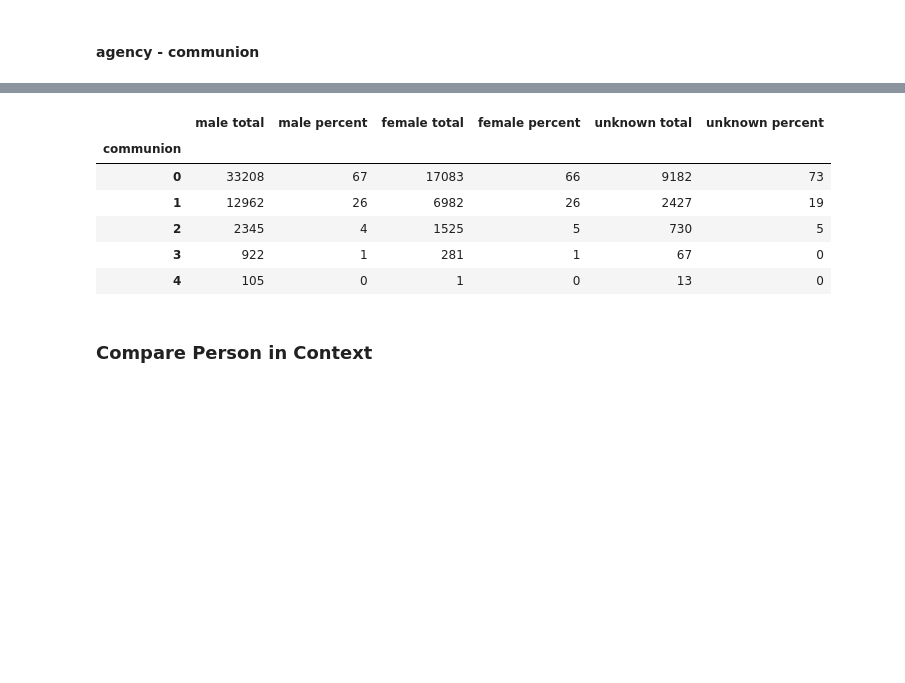
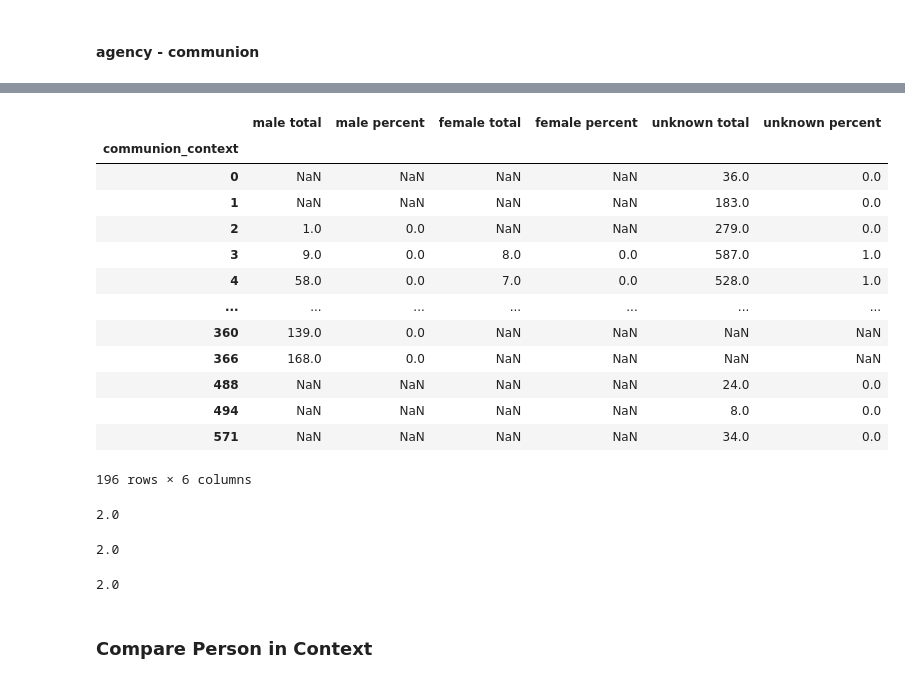
Before and after one commit to auringonnousu/washington_post_bias, a Jupyter notebook: SentimentVisualizationGender.ipynb, the cells around one changed output, grey strips where cells are left out. Cells and saved outputs as stored; diff of their text form; code cells hidden in the pictures; blank space fills up the shorter version.

```diff
--- a/SentimentVisualizationGender.ipynb
+++ b/SentimentVisualizationGender.ipynb
@@ -76,9 +86,21 @@ communion = load_list("a_communion.txt")
 # %%
-data["agency"] = data.apply(lambda row: count_occurances(str(row["title"]), agency), axis=1)
-data["communion"] = data.apply(lambda row: count_occurances(str(row["title"]), communion), axis=1)
+def getAtributes(predata):
+    agency = load_list("a_agency.txt")
+    communion = load_list("a_communion.txt")
+    predata["agency"] = predata.apply(lambda row: count_occurances(str(row["title"]), agency), axis=1)
+    predata["communion"] = predata.apply(lambda row: count_occurances(str(row["title"]), communion), axis=1)
+    predata["agency_context"] = predata.apply(lambda row: count_occurances(str(row["content"]), agency), axis=1)
+    predata["communion_context"] = predata.apply(lambda row: count_occurances(str(row["content"]), communion), axis=1)
+    return predata
-# %%
-data["agency_context"] = data.apply(lambda row: count_occurances(str(row["content"]), agency), axis=1)
-data["communion_context"] = data.apply(lambda row: count_occurances(str(row["content"]), communion), axis=1)
+# %%
+def getAll(predata):
+    predata = convertURL(predata)
+    predata = getSentiment(predata)
+    predata = getLenght(predata)
+    predata = getAtributes(predata)
+    return predata
+# %%
+data = getAll(data)
 # %% [markdown]
 ## Datasets
 # %%
@@ -324,18 +352,37 @@ author__agency
 # %%
-author_male_communion = get_gendered_information('male', male_authors, 'communion', 'author')
-author_female_communion = get_gendered_information('female', female_authors, 'communion', 'author')
-author_unknown_communion = get_gendered_information('unknown' , unknown_authors, 'communion', 'author')
+author_male_communion = get_gendered_information('male', male_authors, 'communion_context', 'author')
+author_female_communion = get_gendered_information('female', female_authors, 'communion_context', 'author')
+author_unknown_communion = get_gendered_information('unknown' , unknown_authors, 'communion_context', 'author')
 
 author__communion = combine_dataframes(author_male_communion, author_female_communion, author_unknown_communion)
 author__communion
 # %% [output]
 |  | male total | male percent | female total | female percent | unknown total | unknown percent |
-| communion |  |  |  |  |  |  |
-| 0 | 33208 | 67 | 17083 | 66 | 9182 | 73 |
-| 1 | 12962 | 26 | 6982 | 26 | 2427 | 19 |
-| 2 | 2345 | 4 | 1525 | 5 | 730 | 5 |
-| 3 | 922 | 1 | 281 | 1 | 67 | 0 |
-| 4 | 105 | 0 | 1 | 0 | 13 | 0 |
+| communion_context |  |  |  |  |  |  |
+| 0 | NaN | NaN | NaN | NaN | 36.0 | 0.0 |
+| 1 | NaN | NaN | NaN | NaN | 183.0 | 0.0 |
+| 2 | 1.0 | 0.0 | NaN | NaN | 279.0 | 0.0 |
+| 3 | 9.0 | 0.0 | 8.0 | 0.0 | 587.0 | 1.0 |
+| 4 | 58.0 | 0.0 | 7.0 | 0.0 | 528.0 | 1.0 |
+| ... | ... | ... | ... | ... | ... | ... |
+| 360 | 139.0 | 0.0 | NaN | NaN | NaN | NaN |
+| 366 | 168.0 | 0.0 | NaN | NaN | NaN | NaN |
+| 488 | NaN | NaN | NaN | NaN | 24.0 | 0.0 |
+| 494 | NaN | NaN | NaN | NaN | 8.0 | 0.0 |
+| 571 | NaN | NaN | NaN | NaN | 34.0 | 0.0 |
+196 rows × 6 columns
+# %%
+author__communion['male percent'].max()
+# %% [output]
+2.0
+# %%
+author__communion['female percent'].max()
+# %% [output]
+2.0
+# %%
+author__communion['unknown percent'].max()
+# %% [output]
+2.0
 # %%
 sentiment_data.to_csv("sentiment_data")
 lenght_data_title.to_csv("lenght_data_title")
```
Also changed, not shown: parts of 31 cells of this notebook.
